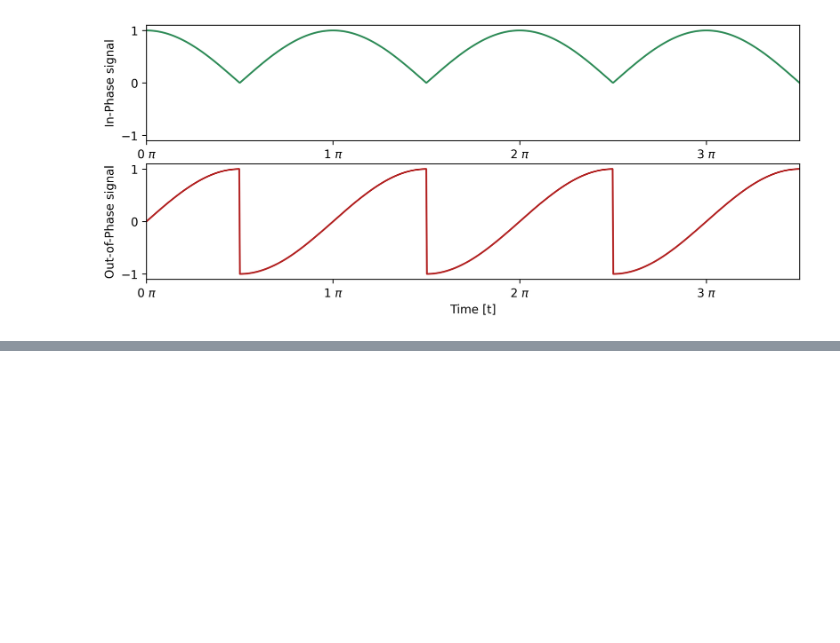
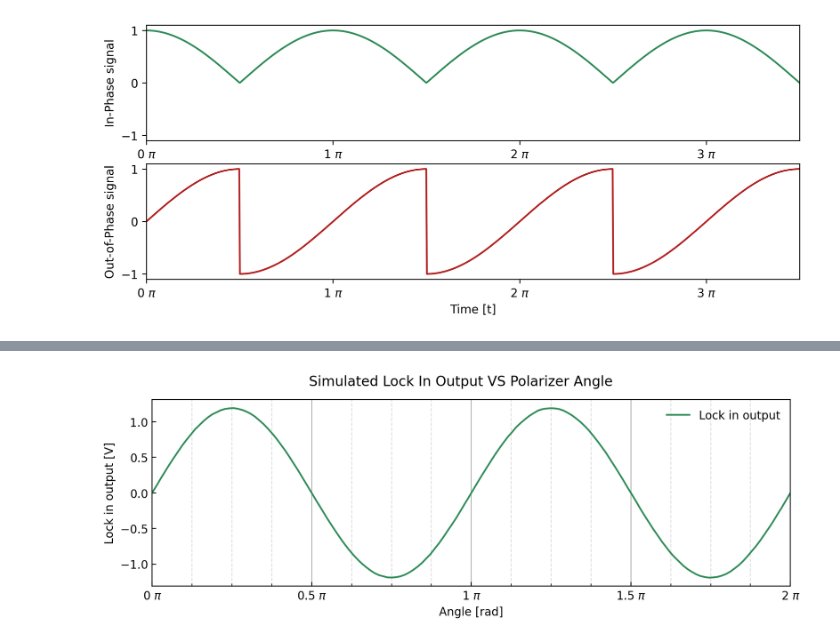
Before and after one commit to PanosEconomou/advanced-lab, a Jupyter notebook: 2.Faraday-Rotation/2.Code/Waveform-Sim/Simulation.ipynb, the cells around one changed output, grey strips where cells are left out. Drawn from its saved outputs; the diff is of its cells as text; code cells hidden in the pictures; blank space fills up the shorter version.

```diff
--- a/2.Faraday-Rotation/2.Code/Waveform-Sim/Simulation.ipynb
+++ b/2.Faraday-Rotation/2.Code/Waveform-Sim/Simulation.ipynb
@@ -283,0 +359,33 @@ ax1.xaxis.set_major_locator(matplotlib.ticker.MultipleLocator(base=1.0))
+# %%
+angle = np.linspace(0,360,150)
+V=[]
+for a in tqdm(angle):
+    params["ANG_offset"] = np.pi*a/180
+    time,ang,ref,sig_raw,sig_pre,sig_loc,sig_lpa = wf.get_signal(params)
+
+    V.append(np.mean(sig_loc))
+
+fig = plt.figure(figsize=(10,3),dpi=200)
+ax  = fig.add_subplot(111)
+ax.plot(angle/180,V,c='seagreen',label='Lock in output')
+ax.set_xlim(min(angle/180),max(angle/180))
+
+grid_x_major = np.arange(0, 2.001, 0.5)
+grid_x_minor = np.arange(0, 2, 0.5/4)
+
+ax.set_xlabel('Angle [rad]')
+ax.set_ylabel('Lock in output [V]')
+ax.legend(frameon=False)
+fig.suptitle('Simulated Lock In Output VS Polarizer Angle')
+
+ax.set_xticks(grid_x_major)
+ax.set_xticks(grid_x_minor,minor=True)
+ax.xaxis.grid(True, which='both')
+ax.grid(which='minor', alpha=0.4, linestyle='--')
+ax.tick_params(axis="both",which="both", direction="inout")
+
+ax.xaxis.set_major_formatter(matplotlib.ticker.FormatStrFormatter('%g $\pi$'))
+# ax.xaxis.set_major_locator(matplotlib.ticker.MultipleLocator(base=1.0))
+ax.tick_params(axis="both",which="both", direction="in")
+# %% [output]
+[figure, added]
```
Also changed, not shown: parts of 1 cell of this notebook, 2 other files.
